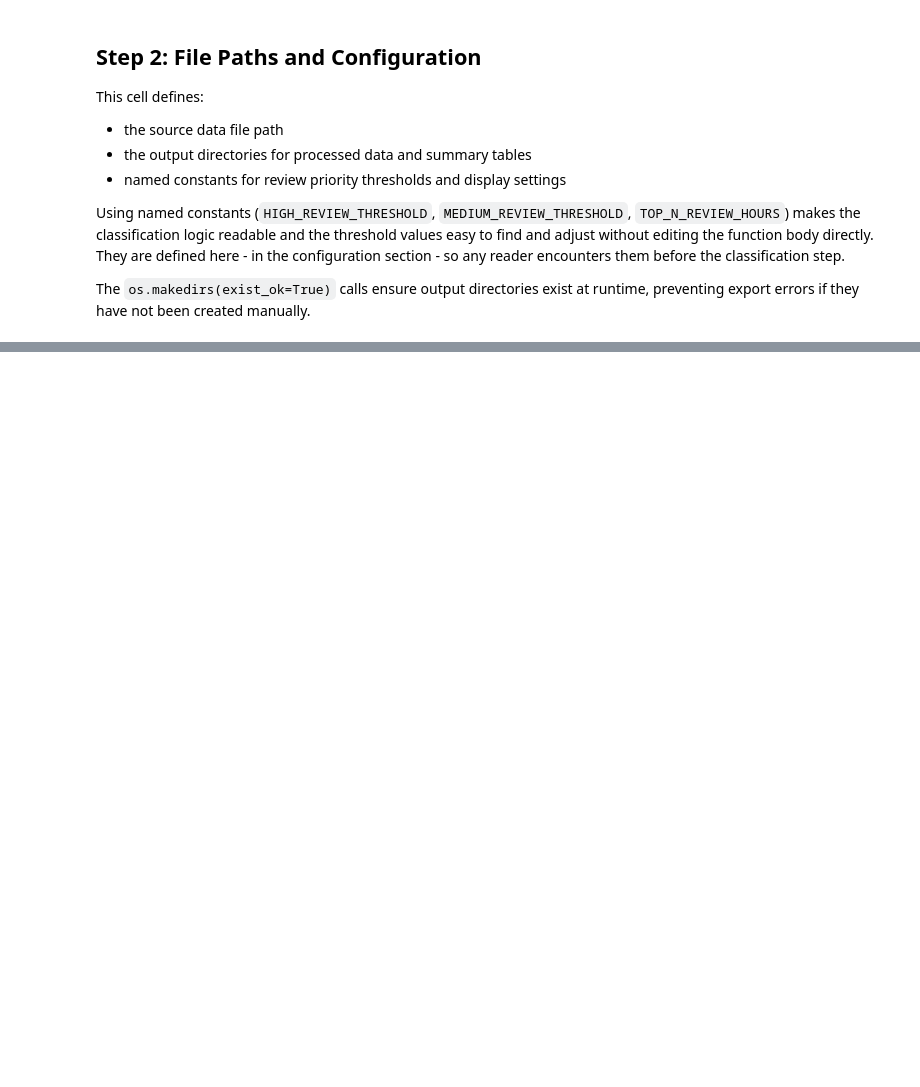
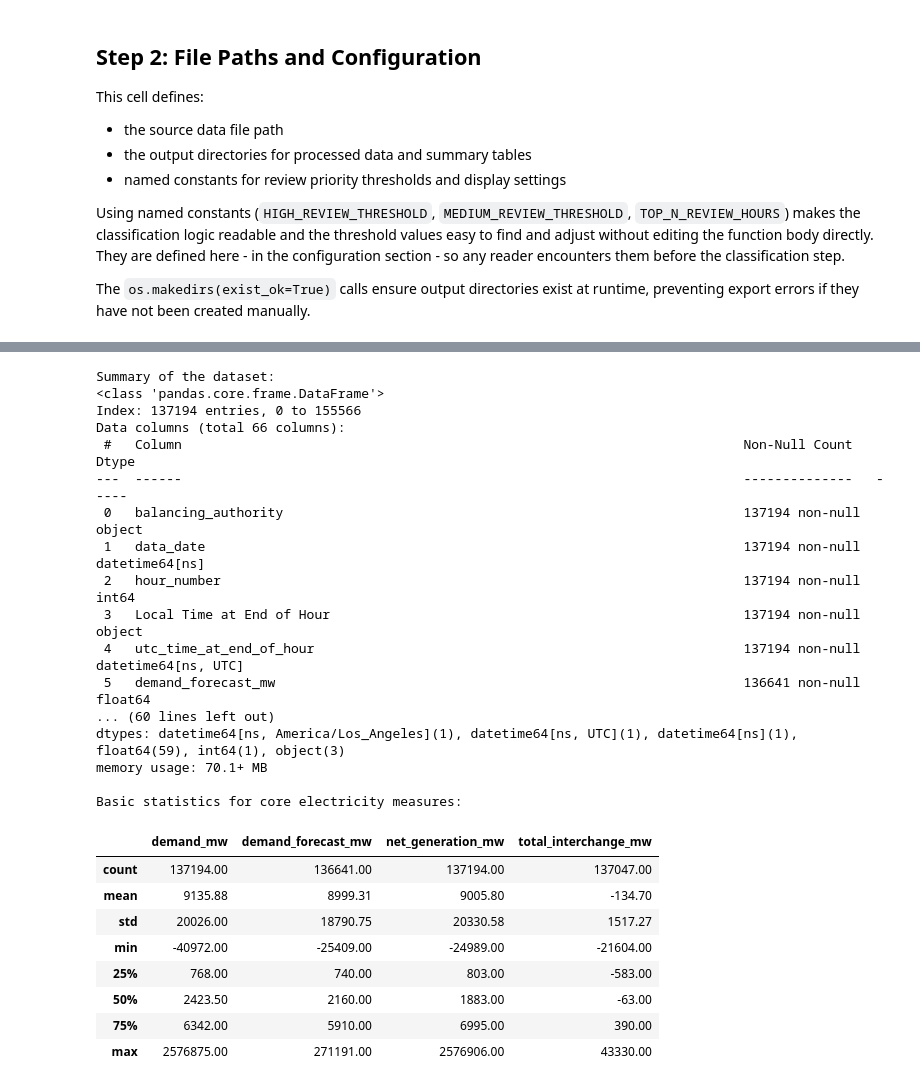
Before and after one commit to sileshith/california_grid_analysis, a Jupyter notebook: notebooks/california_grid_analysis.ipynb, the cells around one changed output, grey strips where cells are left out. Saved outputs shown, nothing was run; the diff lists cells and outputs as text; code cells hidden in the pictures; blank space fills up the shorter version.

```diff
--- a/notebooks/california_grid_analysis.ipynb
+++ b/notebooks/california_grid_analysis.ipynb
@@ -211,0 +237,5 @@ they affect downstream analysis.
+# %%
+# Check for possible column-name issues
+for col in df.columns:
+    if "  " in col or "witho" in col:
+        print(col)
@@ -211,0 +251,18 @@ they affect downstream analysis.
+# %%
+# Standardize known raw EIA-930 column-name inconsistencies
+df = df.rename(columns={
+    "Net Generation (MW) from Pumped Storage  (Adjusted)":
+        "Net Generation (MW) from Pumped Storage (Adjusted)",
+
+    "Net Generation (MW) from Solar witho Integrated Battery Storage (Adjusted)":
+        "Net Generation (MW) from Solar with Integrated Battery Storage (Adjusted)"
+})
+# %%
+# Confirm the corrected columns exist
+columns_to_check = [
+    "Net Generation (MW) from Pumped Storage (Adjusted)",
+    "Net Generation (MW) from Solar with Integrated Battery Storage (Adjusted)"
+]
+
+for col in columns_to_check:
+    print(col, ":", col in df.columns)
@@ -278,10 +462,45 @@ steps operate on a consistently structured dataset.
 # %%
 # ============================================
 # STEP 6: REVIEW THE FULL DATASET
 # ============================================
 
 print("Summary of the dataset:")
-print(df.info())
+df.info()
 
-print("\nBasic statistics:")
-df[["demand_mw", "demand_forecast_mw", "net_generation_mw", "total_interchange_mw"]].describe()
+print("\nBasic statistics for core electricity measures:")
+
+core_numeric_cols = [
+    "demand_mw",
+    "demand_forecast_mw",
+    "net_generation_mw",
+    "total_interchange_mw"
+]
+
+df[core_numeric_cols].describe()
+# %% [output]
+Summary of the dataset:
+<class 'pandas.core.frame.DataFrame'>
+Index: 137194 entries, 0 to 155566
+Data columns (total 66 columns):
+ #   Column                                                                        Non-Null Count   Dtype
+---  ------                                                                        --------------   -----
+ 0   balancing_authority                                                           137194 non-null  object
+ 1   data_date                                                                     137194 non-null  datetime64[ns]
+ 2   hour_number                                                                   137194 non-null  int64
+ 3   Local Time at End of Hour                                                     137194 non-null  object
+ 4   utc_time_at_end_of_hour                                                       137194 non-null  datetime64[ns, UTC]
+ 5   demand_forecast_mw                                                            136641 non-null  float64
+... (60 lines left out)
+dtypes: datetime64[ns, America/Los_Angeles](1), datetime64[ns, UTC](1), datetime64[ns](1), float64(59), int64(1), object(3)
+memory usage: 70.1+ MB
+
+Basic statistics for core electricity measures:
+|  | demand_mw | demand_forecast_mw | net_generation_mw | total_interchange_mw |
+| count | 137194.00 | 136641.00 | 137194.00 | 137047.00 |
+| mean | 9135.88 | 8999.31 | 9005.80 | -134.70 |
+| std | 20026.00 | 18790.75 | 20330.58 | 1517.27 |
+| min | -40972.00 | -25409.00 | -24989.00 | -21604.00 |
+| 25% | 768.00 | 740.00 | 803.00 | -583.00 |
+| 50% | 2423.50 | 2160.00 | 1883.00 | -63.00 |
+| 75% | 6342.00 | 5910.00 | 6995.00 | 390.00 |
+| max | 2576875.00 | 271191.00 | 2576906.00 | 43330.00 |
```
Also changed, not shown: parts of 142 cells of this notebook, 7 other files.
